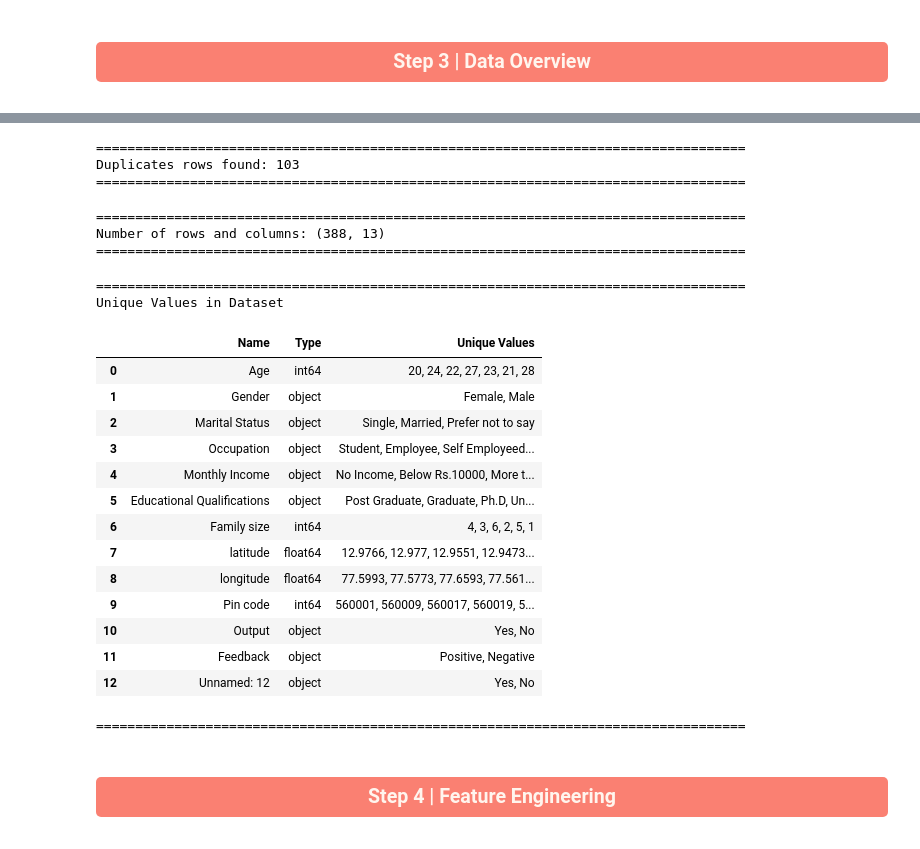
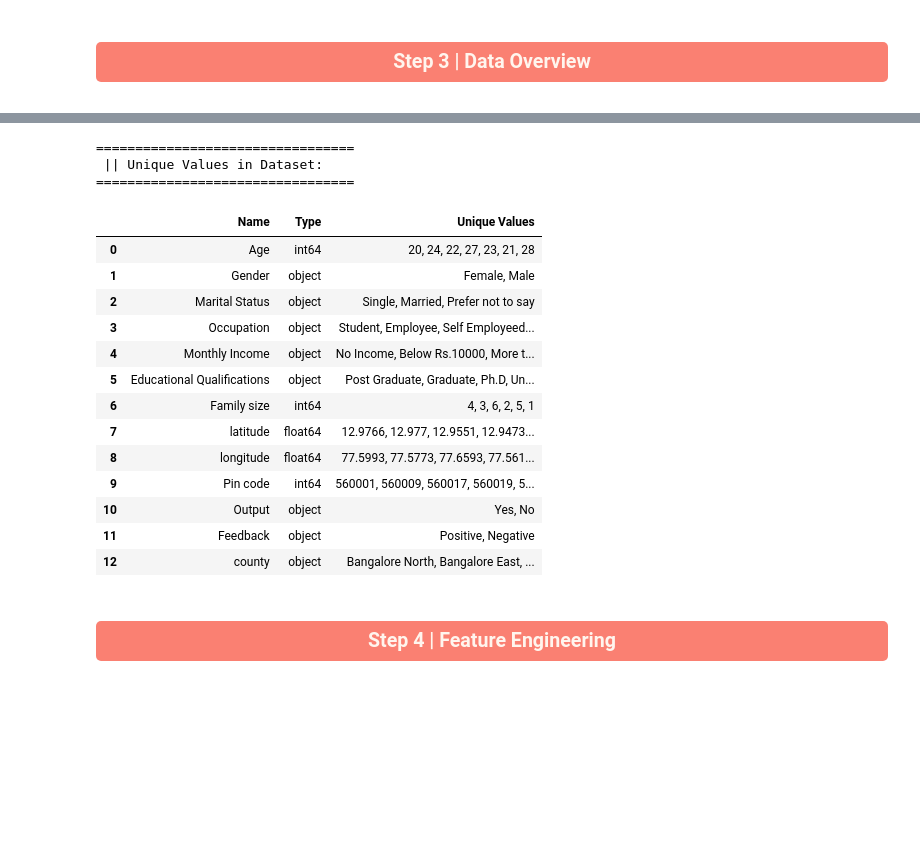
Before and after one commit to Luan338/E-commerce-Online-Foods, a Jupyter notebook: OnlineFoods.ipynb, the cells around one changed output, grey strips where cells are left out. Cells and saved outputs as stored; diff of their text form; code cells hidden in the pictures; blank space fills up the shorter version.

```diff
--- a/OnlineFoods.ipynb
+++ b/OnlineFoods.ipynb
@@ -157,50 +170,32 @@ df_Foods.describe()
-# %%
-print("===================================================================================")
-print("Duplicates rows found:", df_Foods.duplicated().sum())
-print("===================================================================================")
-# %% [output]
-===================================================================================
-Duplicates rows found: 103
-===================================================================================
-# %%
-print("===================================================================================")
-print("Number of rows and columns:", df_Foods.shape)
-print("===================================================================================")
-# %% [output]
-===================================================================================
-Number of rows and columns: (388, 13)
-===================================================================================
 # %%
 def unique_values(train_dataset):
     df_UniqueValues = pd.DataFrame({
         'Name': train_dataset.columns,
         'Type': [train_dataset[col].dtype for col in train_dataset.columns],
         'Unique Values': [', '.join(map(str, train_dataset[col].unique()[0:7])) for col in train_dataset.columns]
     })
     display(df_UniqueValues)
 
-print("===================================================================================")
-print("Unique Values in Dataset")
+Heading("Unique Values in Dataset:")
 unique_values(df_Foods)
-print("===================================================================================")
 # %% [output]
-===================================================================================
-Unique Values in Dataset
+=================================
+ || Unique Values in Dataset:
+=================================
 |  | Name | Type | Unique Values |
 | 0 | Age | int64 | 20, 24, 22, 27, 23, 21, 28 |
 | 1 | Gender | object | Female, Male |
 | 2 | Marital Status | object | Single, Married, Prefer not to say |
 | 3 | Occupation | object | Student, Employee, Self Employeed... |
 | 4 | Monthly Income | object | No Income, Below Rs.10000, More t... |
 | 5 | Educational Qualifications | object | Post Graduate, Graduate, Ph.D, Un... |
 | 6 | Family size | int64 | 4, 3, 6, 2, 5, 1 |
 | 7 | latitude | float64 | 12.9766, 12.977, 12.9551, 12.9473... |
 | 8 | longitude | float64 | 77.5993, 77.5773, 77.6593, 77.561... |
 | 9 | Pin code | int64 | 560001, 560009, 560017, 560019, 5... |
 | 10 | Output | object | Yes, No |
 | 11 | Feedback | object | Positive, Negative |
-| 12 | Unnamed: 12 | object | Yes, No |
+| 12 | county | object | Bangalore North, Bangalore East, ... |
-===================================================================================
 # %% [markdown]
 <div style="width:100%; height:50px; background-color: #FA8072; border-radius:5px 5px; display:flex; ">
     <h1 style="width:100%; font-weight: bold; font-family:Times New Roman; color:#FFF5EE; font-size:140%; font-family:Monospace; text-align:center; margin: auto">Step 4 | Feature Engineering</h1>
```
Also changed, not shown: parts of 5 cells of this notebook.
